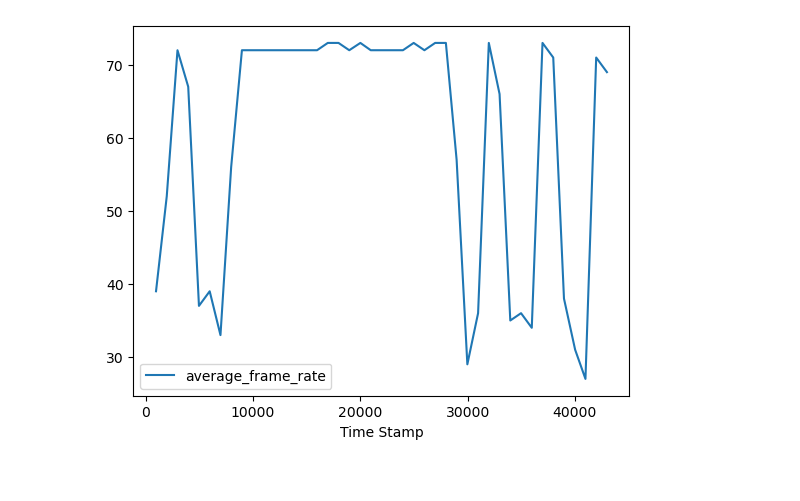
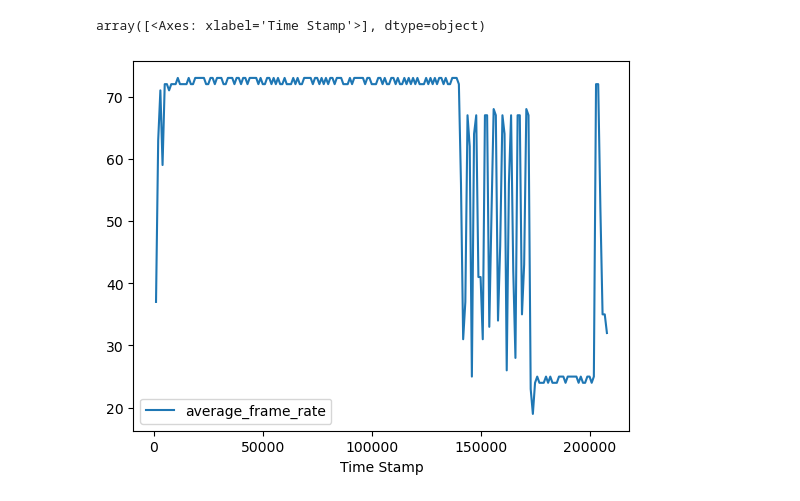
Before and after one commit to IRL2/nanover-server-py, a Jupyter notebook: tutorials/performance/perf-csv.ipynb, the cells around one changed output. Saved outputs shown, nothing was run; the diff lists cells and outputs as text; code cells hidden in the pictures.

```diff
--- a/tutorials/performance/perf-csv.ipynb
+++ b/tutorials/performance/perf-csv.ipynb
@@ -2,14 +2,23 @@
 import pandas as pd
 import re
 
-FILENAME = "GFX-TEST-20260320_121950.csv"
+FILENAME = "com.IntangibleRealitiesLaboratory.NanoVeriMD#UnityPlayerGameActivity-20260320_164140.csv"
 
 parse = re.search('_([0-9][0-9])([0-9][0-9])([0-9][0-9])', FILENAME, re.IGNORECASE)
 print(":".join(list(parse.groups())))
 
-msft = pd.read_csv("GFX-TEST-20260320_121950.csv")
+msft = pd.read_csv(FILENAME)
 
 msft.plot("Time Stamp", ["average_frame_rate"], subplots=True)
 
-print([time/1000 for time in msft["Time Stamp"]])
+# print([time/1000 for time in msft["Time Stamp"]])
+#
+# 2026-03-20 16:41:57.690046
+# 2026-03-20 16:41:59.766025 scaled_water_xml_files/solvent-000900.xml
+# 2026-03-20 16:42:29.774137 scaled_water_xml_files/solvent-001500.xml
+# 2026-03-20 16:42:59.778071 scaled_water_xml_files/solvent-002100.xml
+# 2026-03-20 16:43:29.809330 scaled_water_xml_files/solvent-002700.xml
+# 2026-03-20 16:43:59.814779 scaled_water_xml_files/solvent-006000.xml
+# 2026-03-20 16:44:29.835756 scaled_water_xml_files/solvent-012000.xml
+# 2026-03-20 16:44:59.849122 scaled_water_xml_files/solvent-018000.xml
 # %% [output]
@@ -18 +26,2 @@ print([time/1000 for time in msft["Time Stamp"]])
+array([<Axes: xlabel='Time Stamp'>], dtype=object)
-[figure, old version]
+[figure, new version]
```
Also changed, not shown: parts of 1 cell of this notebook, 3 other files.
